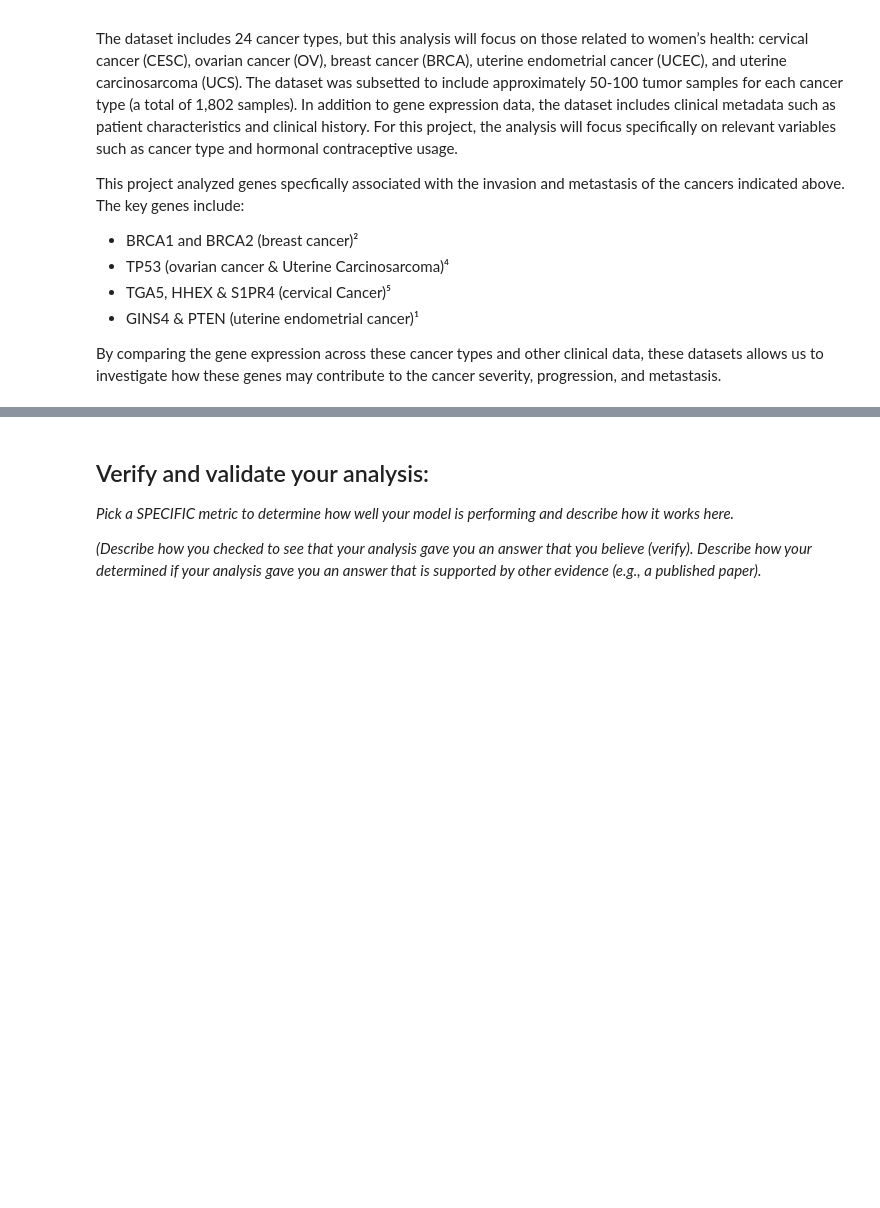
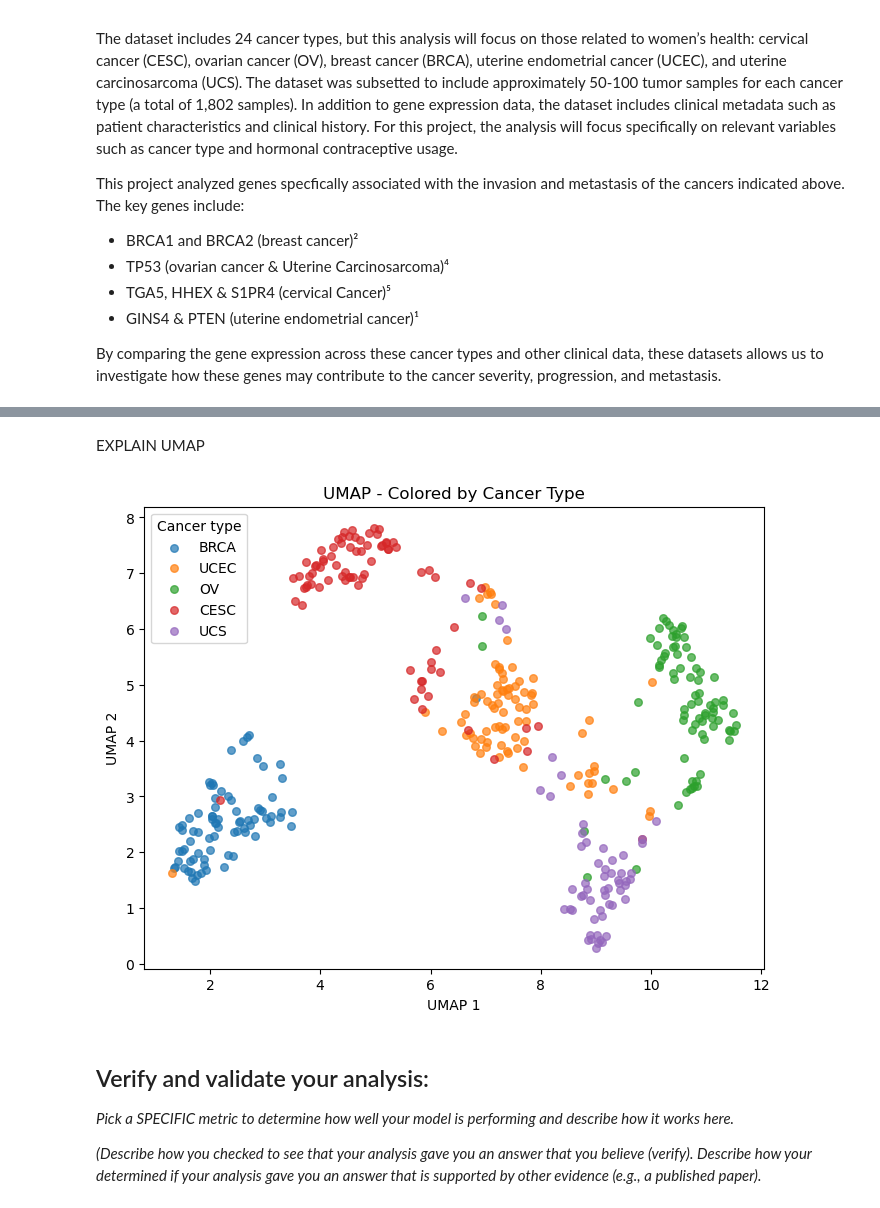
Before and after one commit to amelialuongo/Module-4-Cancer, a Jupyter notebook: code/Module 4 Template.ipynb, the cells around one changed output, grey strips where cells are left out. Drawn from its saved outputs; the diff is of its cells as text; code cells hidden in the pictures; blank space fills up the shorter version.

```diff
--- a/code/Module 4 Template.ipynb
+++ b/code/Module 4 Template.ipynb
@@ -63,3 +218,24 @@ The machine learning technique I am using is: *fill in and describe*
+# %% [markdown]
+EXPLAIN UMAP
+# %%
+
+# UMAP
+
+import umap
+
+X_umap = umap.UMAP(n_components=2, random_state=42).fit_transform(X_scaled)
+
+fig, ax = plt.subplots(figsize=(8, 6))
+for ctype in cancer_labels.unique():
+    mask = cancer_labels == ctype
+    ax.scatter(X_umap[mask, 0], X_umap[mask, 1], label=ctype, alpha=0.7, s=30)
+ax.set_xlabel('UMAP 1')
+ax.set_ylabel('UMAP 2')
+ax.set_title('UMAP - Colored by Cancer Type')
+ax.legend(title='Cancer type')
+plt.show()
+# %% [output]
+[figure, added]
 # %% [markdown]
 ## Verify and validate your analysis:
 *Pick a SPECIFIC metric to determine how well your model is performing and describe how it works here.*
```
Also changed, not shown: parts of 9 cells of this notebook.
